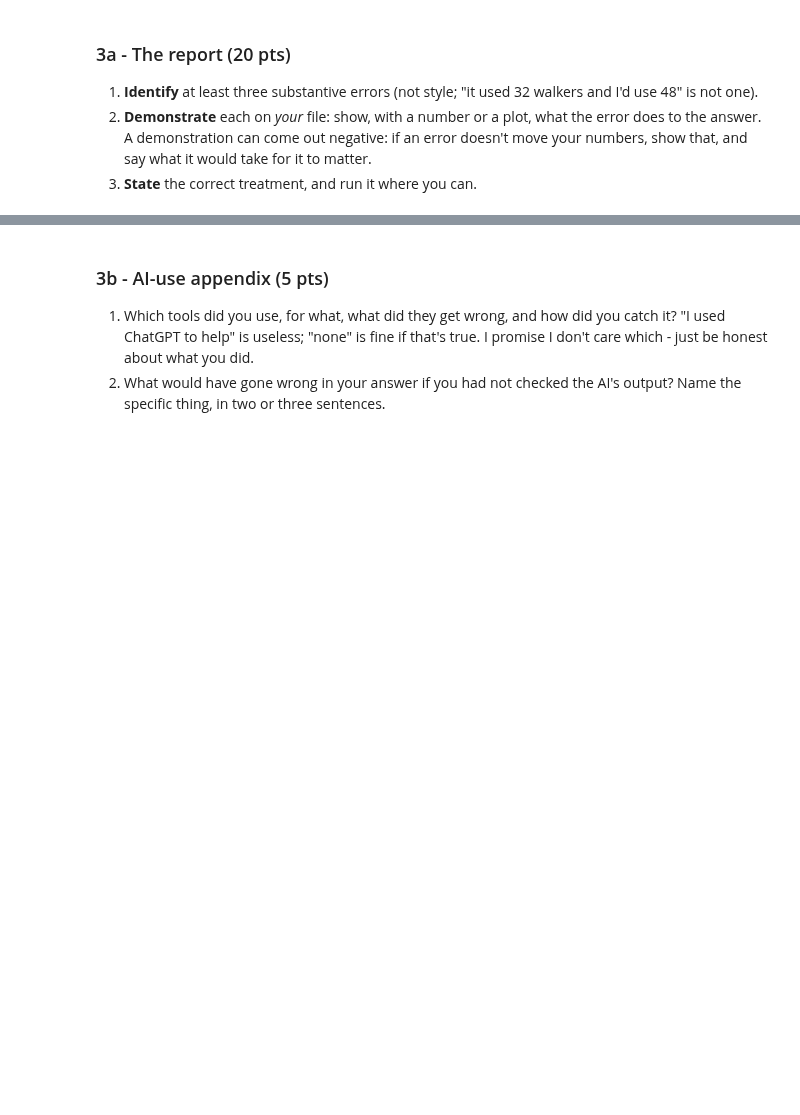
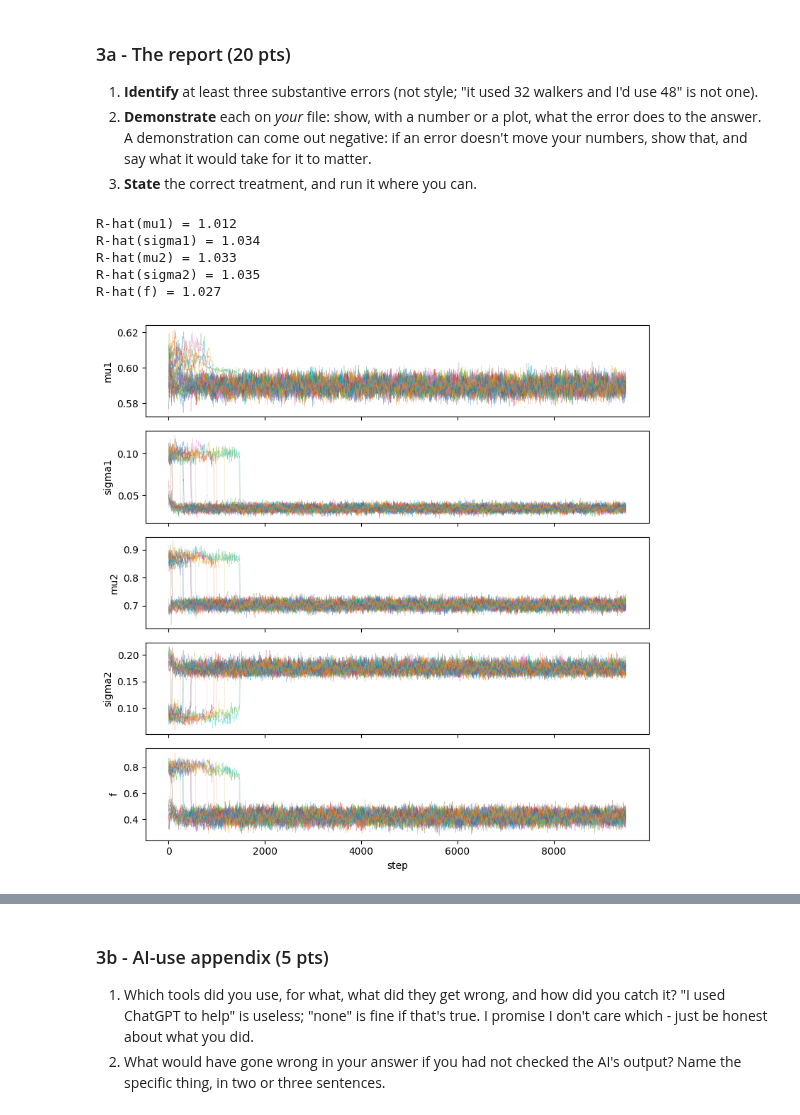
Before and after one commit to andrewtsteves/ast457_2026_Fall, a Jupyter notebook: submissions/asteves2/midterm.ipynb, the cells around one changed output, grey strips where cells are left out. Cells and saved outputs as stored; diff of their text form; code cells hidden in the pictures; blank space fills up the shorter version.

Commit message:
Completed midterm.

```diff
--- a/submissions/asteves2/midterm.ipynb
+++ b/submissions/asteves2/midterm.ipynb
@@ -687,3 +687,58 @@ The notebook `labs/midterm/ai_solution.ipynb` fits your masses with a two-popula
 3. **State** the correct treatment, and run it where you can.
 # %%
 # 3a: your work here
+
+NETID = 'asteves2'   # <-- set this
+d = np.genfromtxt(f'/Users/andrewsteves/ast457_2026_Fall/labs/midterm/data/{NETID}/p3_wd_masses.csv', delimiter=',', names=True, dtype=None, encoding='utf-8')
+mass = d['mass_Msun']
+
+med, sd = np.median(mass), np.std(mass)
+keep = np.abs(mass - med) < 3 * sd
+m = mass[keep]
+
+#Error 1: Model convergence
+def log_prob_ai(p, m):
+    mu1, s1, mu2, s2, f = p
+    if not (0.3 < mu1 < 1.3 and 0.3 < mu2 < 1.3 and 0.005 < s1 < 0.5 and 0.005 < s2 < 0.5 and 0 < f < 1):
+        return -np.inf
+    return np.sum(np.log(f * stats.norm.pdf(m, mu1, s1) + (1 - f) * stats.norm.pdf(m, mu2, s2)))
+
+# starting guess from a quick split of the sample at 0.7 Msun
+lo, hi = m[m < 0.7], m[m >= 0.7]
+p0 = np.array([lo.mean(), lo.std(), hi.mean(), hi.std(), lo.size / m.size])
+
+def conv(num_steps):
+    np.random.seed(42)
+    nwalk, ndim = 32, 5
+    start = p0 + 1e-3 * np.random.randn(nwalk, ndim)
+    sampler = emcee.EnsembleSampler(nwalk, ndim, log_prob_ai, args=(m,))
+    sampler.run_mcmc(start, num_steps, progress=False)
+    chain = sampler.get_chain(discard=500)              # (steps, walkers, params)
+
+    return chain
+
+convg = conv(num_steps = 10000)
+
+def gelman_rubin(x):                                  # x: (steps, chains)
+    n, mchains = x.shape
+    B = n * np.var(x.mean(axis=0), ddof=1)
+    W = np.mean(np.var(x, axis=0, ddof=1))
+    return np.sqrt(((n - 1) / n * W + B / n) / W)
+
+res = {}
+names = ['mu1', 'sigma1', 'mu2', 'sigma2', 'f']
+for i, nm in enumerate(names):
+    print(f"R-hat({nm}) = {gelman_rubin(convg[:, :, i]):.3f}")
+
+
+fig, axs = plt.subplots(5, 1, figsize=(8, 8), sharex=True)
+for i, nm in enumerate(names):
+    axs[i].plot(convg[:, :, i], lw=0.3, alpha=0.5); axs[i].set_ylabel(nm)
+axs[-1].set_xlabel('step'); plt.tight_layout(); plt.show()
+# %% [output]
+R-hat(mu1) = 1.012
+R-hat(sigma1) = 1.034
+R-hat(mu2) = 1.033
+R-hat(sigma2) = 1.035
+R-hat(f) = 1.027
+[figure, added]
```
Also changed, not shown: parts of 7 cells of this notebook.
